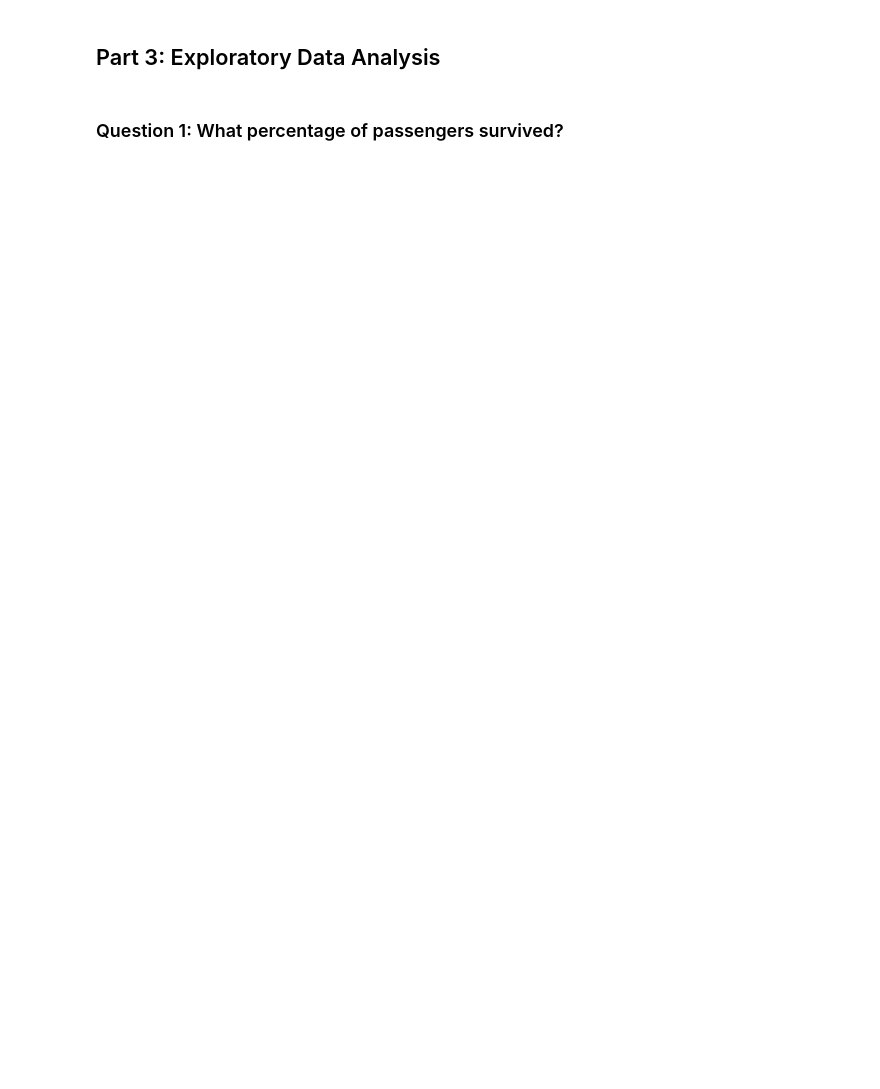
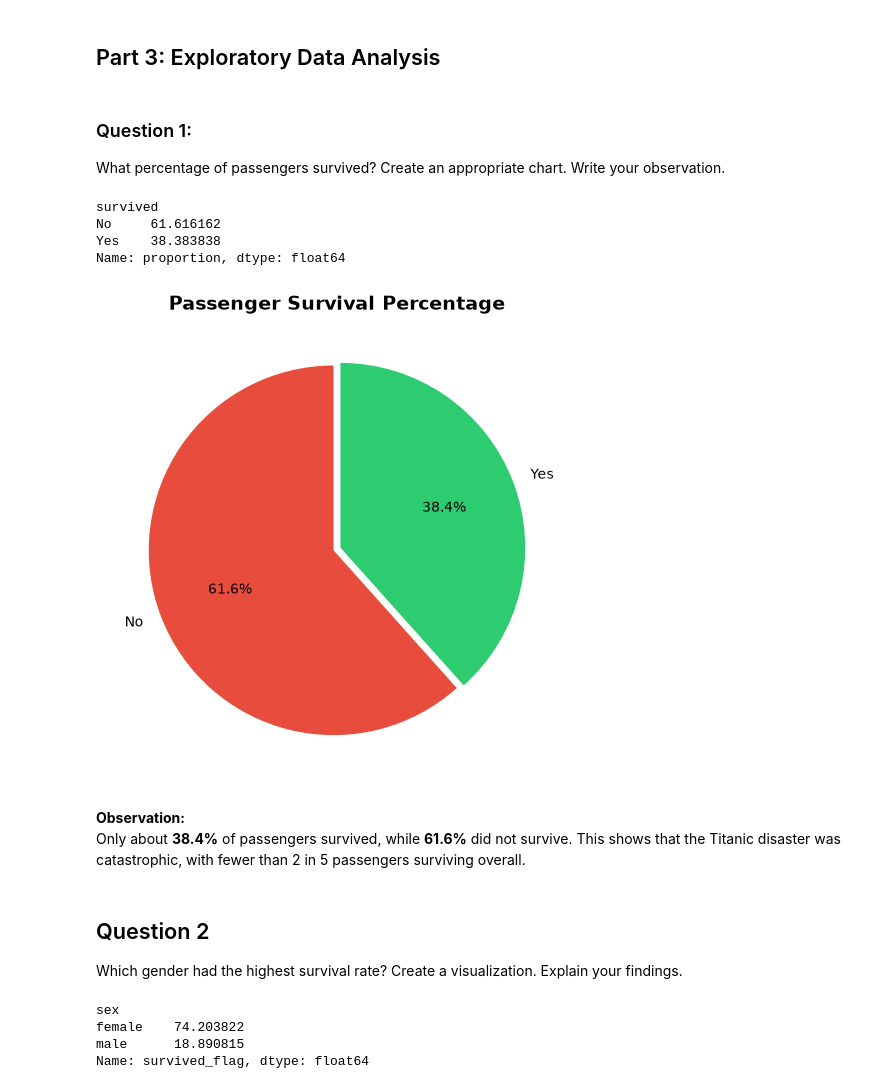
Before and after one commit to Aneesa254/Titanic-EDA-Weekly-Project, a Jupyter notebook: Titanic_EDA.ipynb, the cells around one changed output. Drawn from its saved outputs; the diff is of its cells as text; code cells hidden in the pictures; blank space fills up the shorter version.

```diff
--- a/Titanic_EDA.ipynb
+++ b/Titanic_EDA.ipynb
@@ -325,4 +325,46 @@ df.head()
 # %% [markdown]
 ## Part 3: Exploratory Data Analysis
 # %% [markdown]
-### Question 1: What percentage of passengers survived?
+### Question 1:
+What percentage of passengers survived? Create an appropriate chart. Write your observation.
+# %%
+survival_percent = df['survived'].value_counts(normalize=True) * 100
+print(survival_percent)
+# %% [output]
+survived
+No     61.616162
+Yes    38.383838
+Name: proportion, dtype: float64
+# %%
+plt.figure(figsize=(6, 6))
+##sets the chart size to 6 × 6
+colors = ['#e74c3c', '#2ecc71']
+##Defines two colors for the pie slices
+plt.pie(
+    survival_percent,
+    labels=survival_percent.index,
+    autopct='%1.1f%%',
+    colors = colors ,
+    startangle=90,
+    explode=(0.02, 0.02)
+)
+##Creates the pie chart
+plt.title('Passenger Survival Percentage', fontsize=14, fontweight='bold')
+##Adds a bold title with font size 14
+plt.show()
+# %% [output]
+[figure, added]
+# %% [markdown]
+**Observation:**
+Only about **38.4%** of passengers survived, while **61.6%** did not survive. This shows that the Titanic disaster was catastrophic, with fewer than 2 in 5 passengers surviving overall.
+# %% [markdown]
+## Question 2
+Which gender had the highest survival rate? Create a visualization. Explain your findings.
+# %%
+gender_survival = df.groupby('sex')['survived_flag'].mean() * 100
+print(gender_survival)
+# %% [output]
+sex
+female    74.203822
+male      18.890815
+Name: survived_flag, dtype: float64
```
Also changed, not shown: parts of 40 cells of this notebook.
